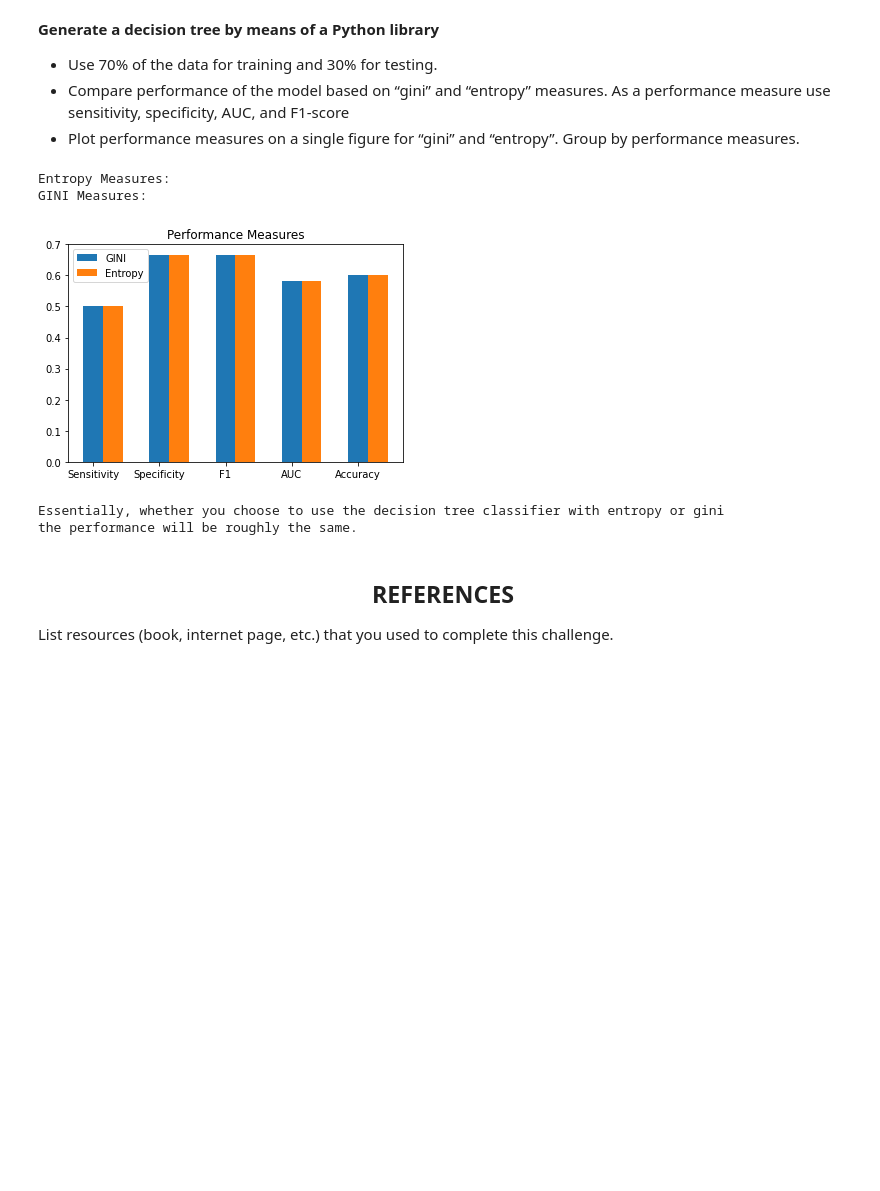
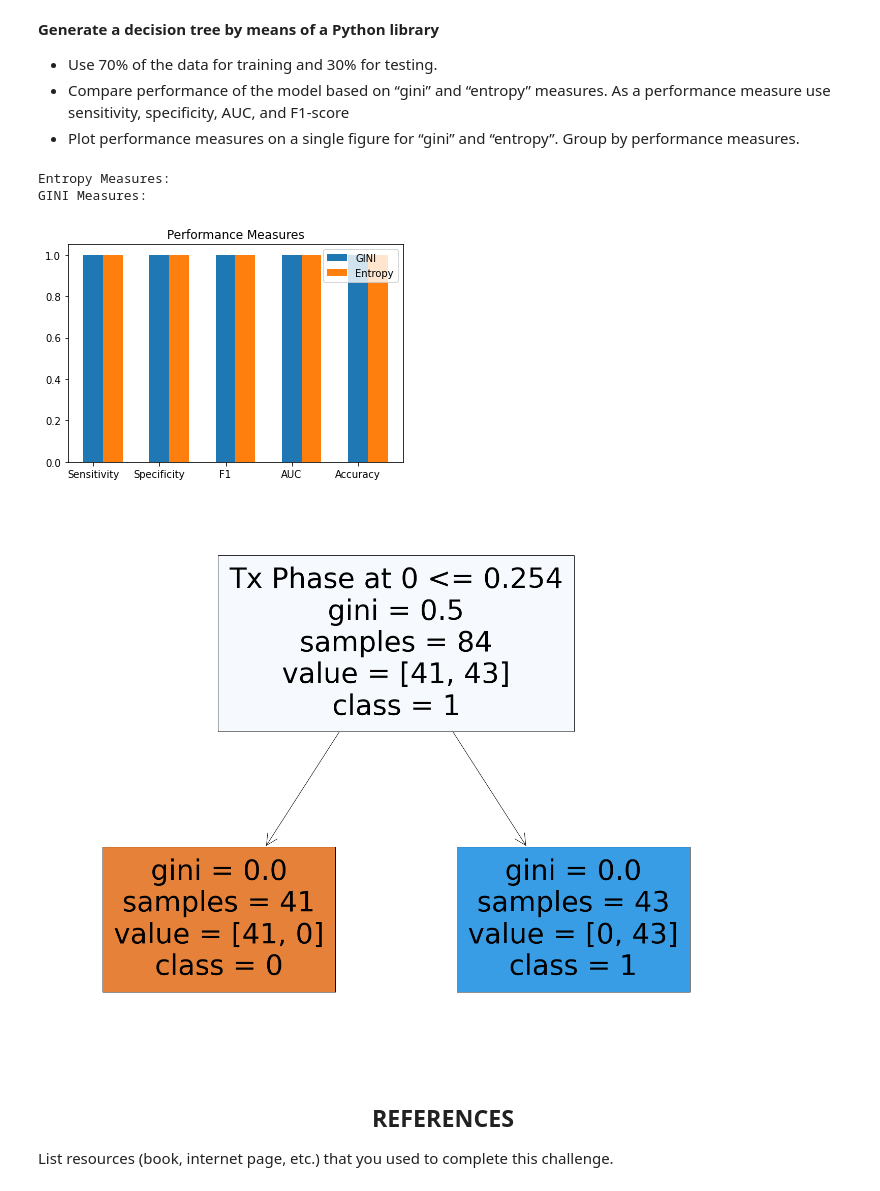
Before and after one commit to bjarreau/ML4MI, a Jupyter notebook: DT.ipynb, the cells around one changed output. Drawn from its saved outputs; the diff is of its cells as text; code cells hidden in the pictures; blank space fills up the shorter version.

```diff
--- a/DT.ipynb
+++ b/DT.ipynb
@@ -34,0 +26,20 @@ NameError: ignored
+# %%
+data = pd.read_csv("./Acoustic_Probing.csv")
+data = data.drop(["ID", "Trial"], axis=1)
+
+#We want to work on a Binary classification, so this should be updated 2 drop the shifted cases
+# and group to either No Hole or Hole (filled or not doesn't matter)
+values = ["Hole", "Hole Filled", "No Hole"]
+data = data[data.Label.isin(values) == True]
+data = data.drop(list(data.filter(regex="^(Amplitude at)+?.+")), axis=1)
+data = data.drop(list(data.filter(regex="^(Phase at)+?.+")), axis=1)
+data["Label"] = data['Label'].replace({'Hole Filled':'Hole'})
+
+#DecisionTreeClassifier works on numeric only, need to encode
+le = preprocessing.LabelEncoder()
+data["Label"] = le.fit_transform(data["Label"].values)
+
+display(data)
+
+samples = data.drop(["Label"], axis=1)
+labels = data.Label
@@ -51,45 +76,40 @@ def add_plots(f1, sens, spec, auc, title):
   plt.bar(2, spec, label="{} Specificity".format(title))
   plt.bar(3, auc, label="{} AUC".format(title))
   plt.bar(4, f1, label="{} F1".format(title))
-
-#DecisionTreeClassifier works on numeric only, need to encode
-for cat in samples.columns:
-  le = preprocessing.LabelEncoder()
-  samples[cat] = le.fit_transform(samples[cat].values)
 
 X_train, X_test, y_train, y_test = model_selection.train_test_split(samples, labels, train_size=0.70,test_size=0.30, random_state=42)
 
 print("Entropy Measures: ")
 tree = DecisionTreeClassifier(criterion = 'entropy').fit(X_train, y_train)
 prediction = tree.predict(X_test)
 acc = tree.score(X_test, y_test)
 sens, spec, f1, AUC, acc = get_scores(acc, y_test, prediction)
 e_values = [sens, spec, f1, AUC, acc]
 
 print("GINI Measures: ")
 tree = DecisionTreeClassifier(criterion = 'gini').fit(X_train, y_train)
 prediction = tree.predict(X_test)
 acc = tree.score(X_test, y_test)
 sens, spec, f1, AUC, acc = get_scores(acc, y_test, prediction)
 g_values = [sens, spec, f1, AUC, acc]
 
 labels = ["Sensitivity", "Specificity", "F1", "AUC", "Accuracy"]
 plt.title("Performance Measures")
 width =0.3
 plt.xticks(range(len(labels)), labels)
 plt.bar(np.arange(len(g_values)), g_values, width=width, label="GINI")
 plt.bar(np.arange(len(e_values)) + width, e_values, width=width, label="Entropy")
 plt.legend()
 plt.show()
 
-print("Essentially, whether you choose to use the decision tree classifier with entropy or gini")
-print("the performance will be roughly the same.")
+fig = plt.figure(figsize=(25,20))
+_ = plot_tree(tree, max_depth=5, feature_names=samples.columns[:-1], class_names=['0','1'], filled=True)
+plt.show()
 # %% [output]
 Entropy Measures:
 GINI Measures:
-[figure, old version]
+[figure, new version]
-Essentially, whether you choose to use the decision tree classifier with entropy or gini
-the performance will be roughly the same.
+[figure, added]
 # %% [markdown]
 ## <center> REFERENCES </center>
 List resources (book, internet page, etc.) that you used to complete this challenge.
```
Also changed, not shown: parts of 3 cells of this notebook.
